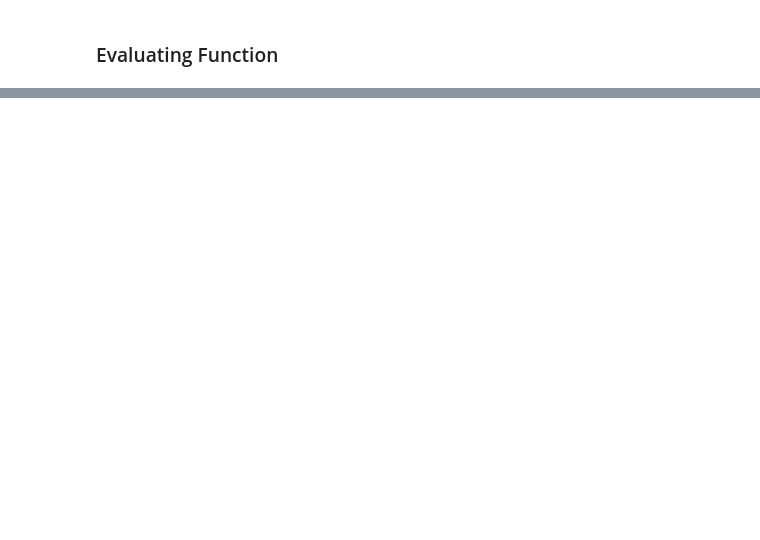
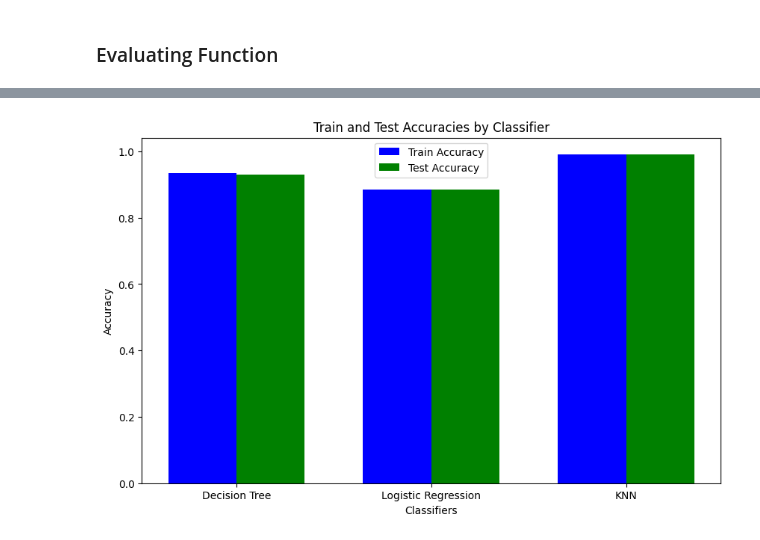
Before and after one commit to chihab4real/ML_CaseStudy, a Jupyter notebook: data_analysis.ipynb, the cells around one changed output, grey strips where cells are left out. Cells and saved outputs as stored; diff of their text form; code cells hidden in the pictures; blank space fills up the shorter version.

```diff
--- a/data_analysis.ipynb
+++ b/data_analysis.ipynb
@@ -221,0 +223,3 @@ plt.show()
+# %%
+LR= LogisticRegression()
+LR.fit(x_train , y_train)
@@ -221,0 +250,3 @@ plt.show()
+# %%
+knn = KNeighborsClassifier(n_neighbors=20)
+knn.fit(x_train , y_train)
@@ -221,0 +296,36 @@ plt.show()
+# %%
+classifiers = [
+    ('Decision Tree', DecisionTreeClassifier(max_features=6, max_depth=4)),
+    ('Logistic Regression', LogisticRegression()),
+    ('KNN', KNeighborsClassifier(n_neighbors=20))
+]
+
+# Train each classifier and collect accuracy scores
+train_accuracies = []
+test_accuracies = []
+for clf_name, clf in classifiers:
+    clf.fit(x_train, y_train)
+    train_accuracy = clf.score(x_train, y_train)
+    test_accuracy = clf.score(x_test, y_test)
+    train_accuracies.append(train_accuracy)
+    test_accuracies.append(test_accuracy)
+
+# Plot the accuracies
+fig, ax = plt.subplots(figsize=(10, 6))
+
+bar_width = 0.35
+index = np.arange(len(classifiers))
+
+train_bars = ax.bar(index, train_accuracies, bar_width, label='Train Accuracy', color='b')
+test_bars = ax.bar(index + bar_width, test_accuracies, bar_width, label='Test Accuracy', color='g')
+
+ax.set_xlabel('Classifiers')
+ax.set_ylabel('Accuracy')
+ax.set_title('Train and Test Accuracies by Classifier')
+ax.set_xticks(index + bar_width / 2)
+ax.set_xticklabels([clf_name for clf_name, _ in classifiers])
+ax.legend()
+
+plt.show()
+# %% [output]
+[figure, added]
```
Also changed, not shown: parts of 23 cells of this notebook.
